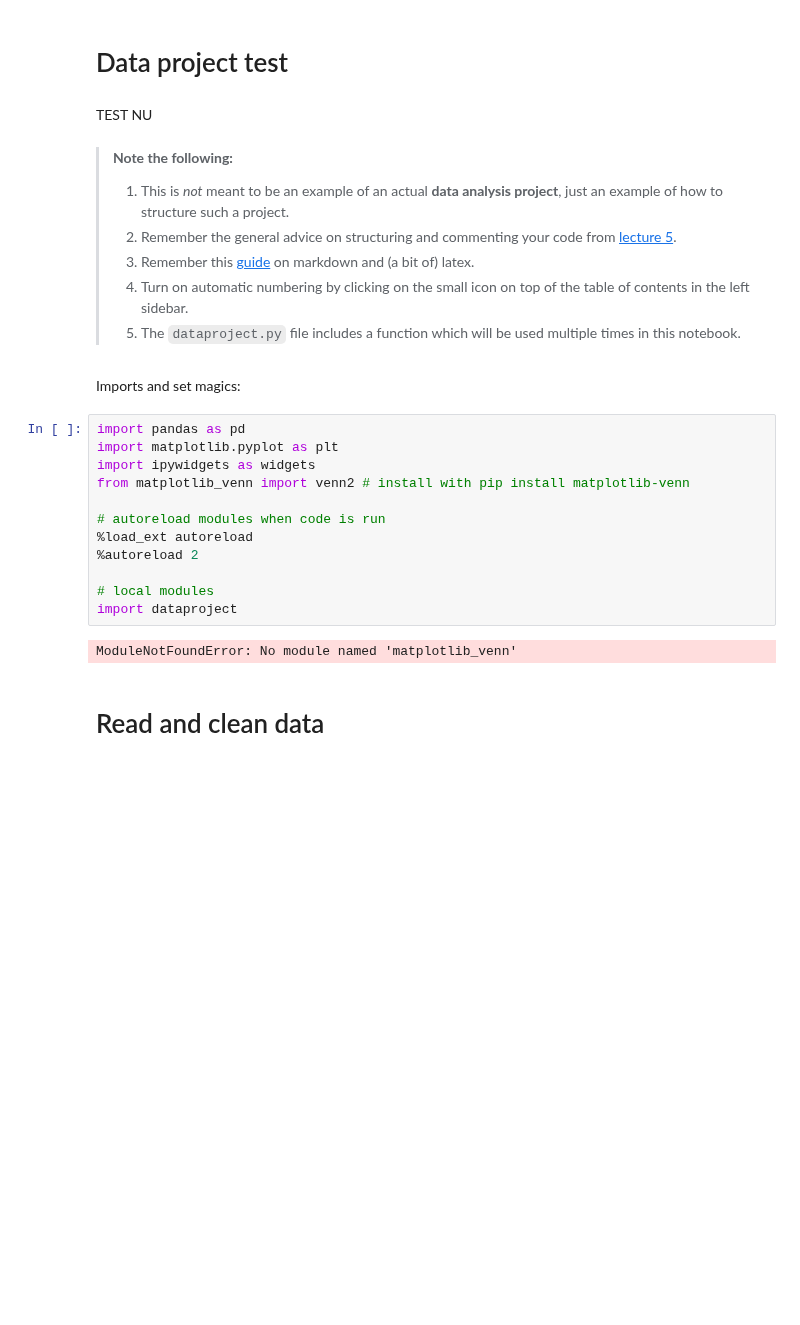
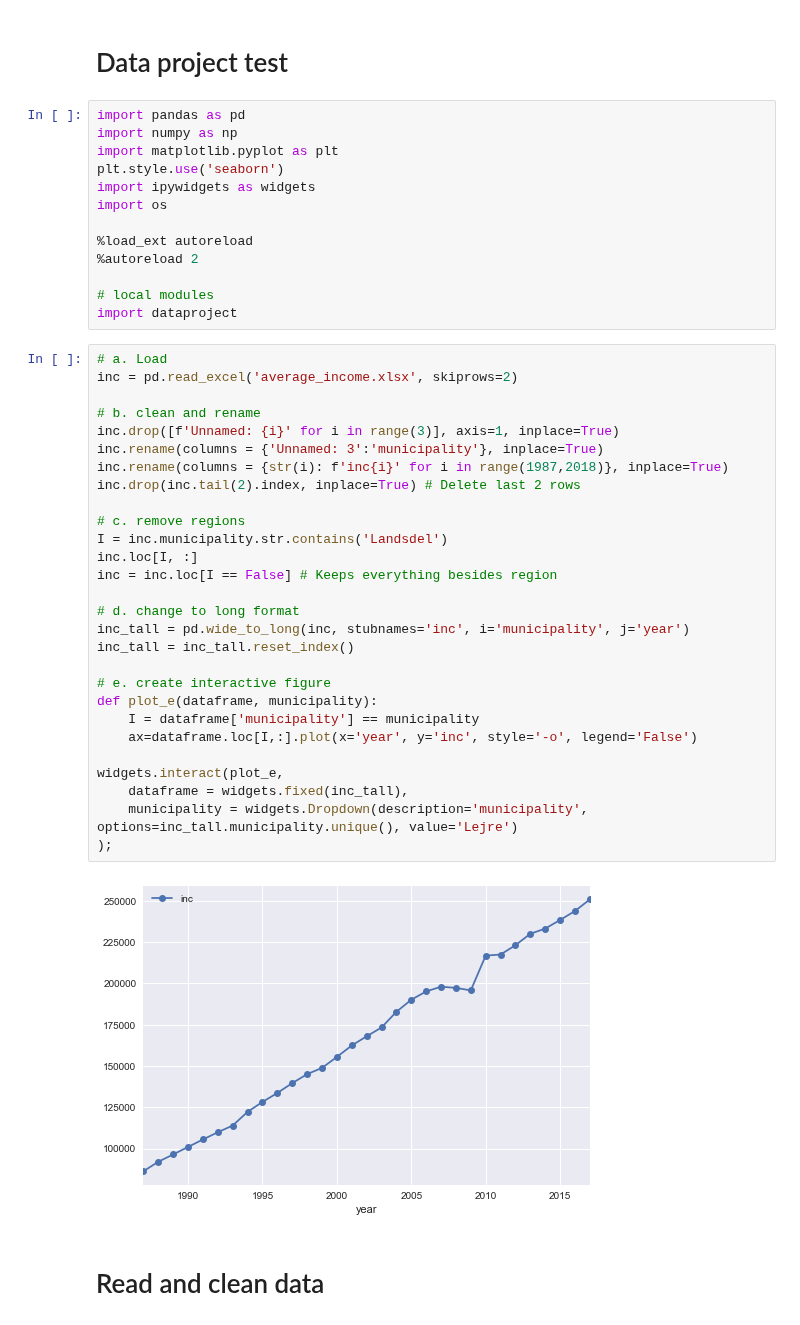
Before and after one commit to NumEconCopenhagen/projects-2020-jop, a Jupyter notebook: dataproject/dataproject.ipynb, the cells around one changed output. Saved outputs shown, nothing was run; the diff lists cells and outputs as text; blank space fills up the shorter version.

```diff
--- a/dataproject/dataproject.ipynb
+++ b/dataproject/dataproject.ipynb
@@ -1,30 +1,48 @@
 # %% [markdown]
 # Data project test
-# %% [markdown]
-TEST NU
-# %% [markdown]
-> **Note the following:**
-> 1. This is *not* meant to be an example of an actual **data analysis project**, just an example of how to structure such a project.
-> 1. Remember the general advice on structuring and commenting your code from [lecture 5](https://numeconcopenhagen.netlify.com/lectures/Workflow_and_debugging).
-> 1. Remember this [guide](https://www.markdownguide.org/basic-syntax/) on markdown and (a bit of) latex.
-> 1. Turn on automatic numbering by clicking on the small icon on top of the table of contents in the left sidebar.
-> 1. The `dataproject.py` file includes a function which will be used multiple times in this notebook.
-# %% [markdown]
-Imports and set magics:
 # %%
 import pandas as pd
+import numpy as np
 import matplotlib.pyplot as plt
+plt.style.use('seaborn')
 import ipywidgets as widgets
-from matplotlib_venn import venn2 # install with pip install matplotlib-venn
+import os
 
-# autoreload modules when code is run
 %load_ext autoreload
 %autoreload 2
 
 # local modules
 import dataproject
-# %% [output]
-ModuleNotFoundError: No module named 'matplotlib_venn'
+# %%
+# a. Load
+inc = pd.read_excel('average_income.xlsx', skiprows=2)
+
+# b. clean and rename
+inc.drop([f'Unnamed: {i}' for i in range(3)], axis=1, inplace=True)
+inc.rename(columns = {'Unnamed: 3':'municipality'}, inplace=True)
+inc.rename(columns = {str(i): f'inc{i}' for i in range(1987,2018)}, inplace=True)
+inc.drop(inc.tail(2).index, inplace=True) # Delete last 2 rows
+
+# c. remove regions
+I = inc.municipality.str.contains('Landsdel')
+inc.loc[I, :]
+inc = inc.loc[I == False] # Keeps everything besides region
+
+# d. change to long format
+inc_tall = pd.wide_to_long(inc, stubnames='inc', i='municipality', j='year')
+inc_tall = inc_tall.reset_index()
+
+# e. create interactive figure
+def plot_e(dataframe, municipality):
+    I = dataframe['municipality'] == municipality
+    ax=dataframe.loc[I,:].plot(x='year', y='inc', style='-o', legend='False')
+
+widgets.interact(plot_e,
+    dataframe = widgets.fixed(inc_tall),
+    municipality = widgets.Dropdown(description='municipality', options=inc_tall.municipality.unique(), value='Lejre')
+);
+# %% [output]
+[figure, added]
 # %% [markdown]
 # Read and clean data
 # %% [markdown]
```
